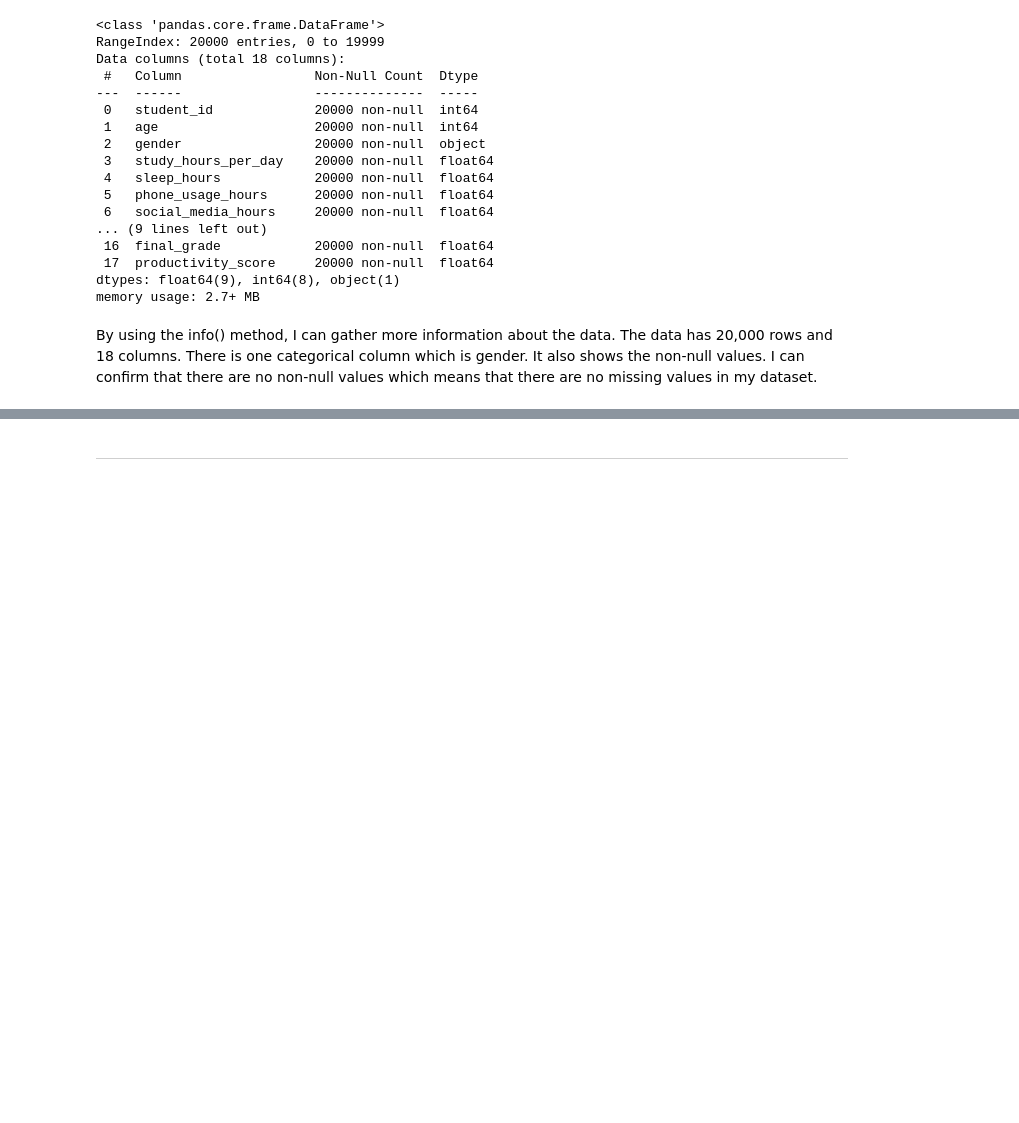
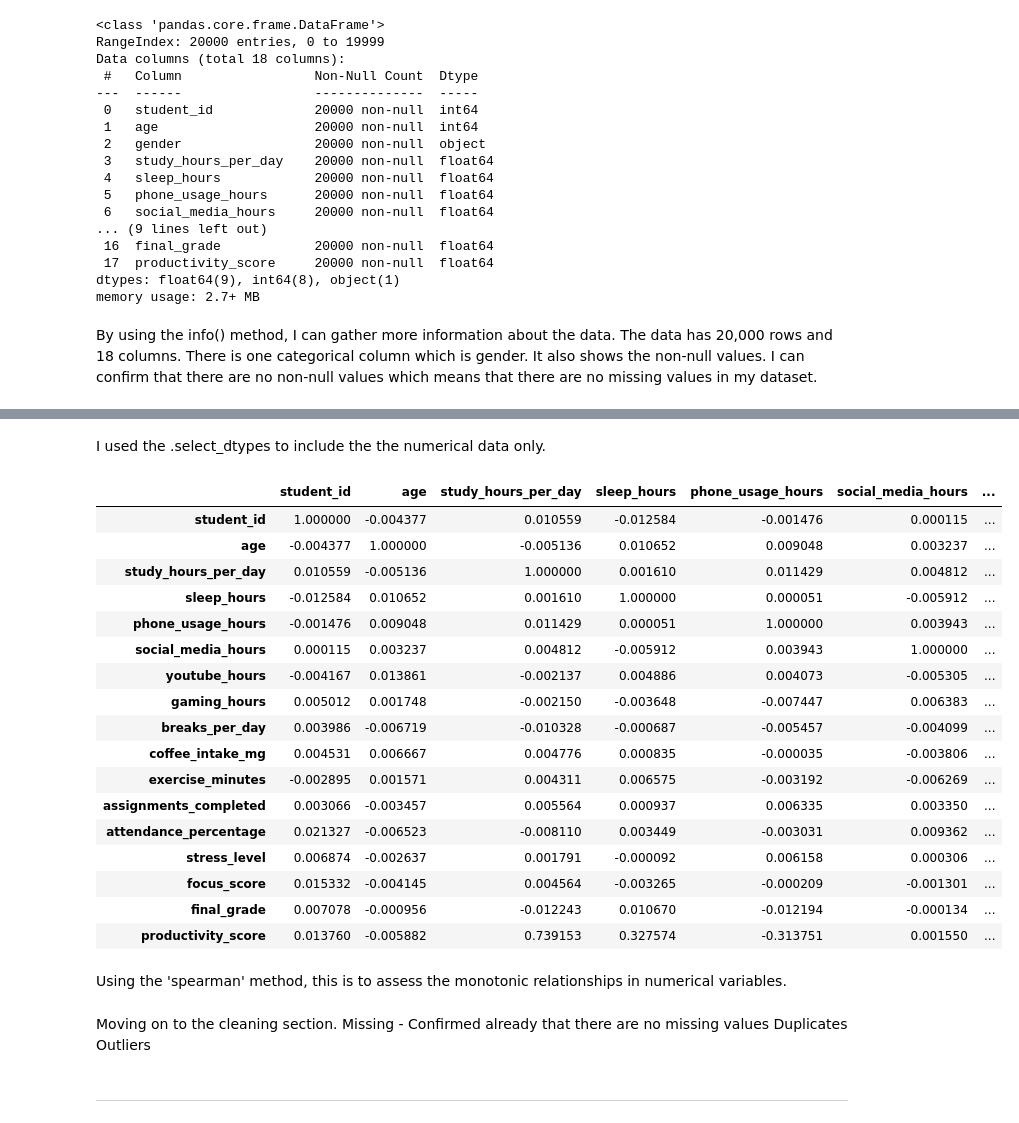
Before and after one commit to lehaanwar/Student-Productivity-and-Behaviours-Project, a Jupyter notebook: jupyter_notebooks/ETL.ipynb, the cells around one changed output, grey strips where cells are left out. Cells and saved outputs as stored; diff of their text form; code cells hidden in the pictures; blank space fills up the shorter version.

```diff
--- a/jupyter_notebooks/ETL.ipynb
+++ b/jupyter_notebooks/ETL.ipynb
@@ -117,3 +211,34 @@ NOTE
+# %% [markdown]
+ I used the .select_dtypes to include the the numerical data only.
+# %%
+# using spearman method to check the correlation between the numerical columns only in the dataset
+df.select_dtypes(include=np.number).corr(method='spearman')
+# %% [output]
+|  | student_id | age | study_hours_per_day | sleep_hours | phone_usage_hours | social_media_hours | ... |
+| student_id | 1.000000 | -0.004377 | 0.010559 | -0.012584 | -0.001476 | 0.000115 | ... |
+| age | -0.004377 | 1.000000 | -0.005136 | 0.010652 | 0.009048 | 0.003237 | ... |
+| study_hours_per_day | 0.010559 | -0.005136 | 1.000000 | 0.001610 | 0.011429 | 0.004812 | ... |
+| sleep_hours | -0.012584 | 0.010652 | 0.001610 | 1.000000 | 0.000051 | -0.005912 | ... |
+| phone_usage_hours | -0.001476 | 0.009048 | 0.011429 | 0.000051 | 1.000000 | 0.003943 | ... |
+| social_media_hours | 0.000115 | 0.003237 | 0.004812 | -0.005912 | 0.003943 | 1.000000 | ... |
+| youtube_hours | -0.004167 | 0.013861 | -0.002137 | 0.004886 | 0.004073 | -0.005305 | ... |
+| gaming_hours | 0.005012 | 0.001748 | -0.002150 | -0.003648 | -0.007447 | 0.006383 | ... |
+| breaks_per_day | 0.003986 | -0.006719 | -0.010328 | -0.000687 | -0.005457 | -0.004099 | ... |
+| coffee_intake_mg | 0.004531 | 0.006667 | 0.004776 | 0.000835 | -0.000035 | -0.003806 | ... |
+| exercise_minutes | -0.002895 | 0.001571 | 0.004311 | 0.006575 | -0.003192 | -0.006269 | ... |
+| assignments_completed | 0.003066 | -0.003457 | 0.005564 | 0.000937 | 0.006335 | 0.003350 | ... |
+| attendance_percentage | 0.021327 | -0.006523 | -0.008110 | 0.003449 | -0.003031 | 0.009362 | ... |
+| stress_level | 0.006874 | -0.002637 | 0.001791 | -0.000092 | 0.006158 | 0.000306 | ... |
+| focus_score | 0.015332 | -0.004145 | 0.004564 | -0.003265 | -0.000209 | -0.001301 | ... |
+| final_grade | 0.007078 | -0.000956 | -0.012243 | 0.010670 | -0.012194 | -0.000134 | ... |
+| productivity_score | 0.013760 | -0.005882 | 0.739153 | 0.327574 | -0.313751 | 0.001550 | ... |
+# %% [markdown]
+Using the 'spearman' method, this is to assess the monotonic relationships in numerical variables.
+# %% [markdown]
+Moving on to the cleaning section.
+Missing - Confirmed already that there are no missing values
+Duplicates
+Outliers
 # %% [markdown]
 ---
 # %% [markdown]
```
Also changed, not shown: parts of 17 cells of this notebook.
